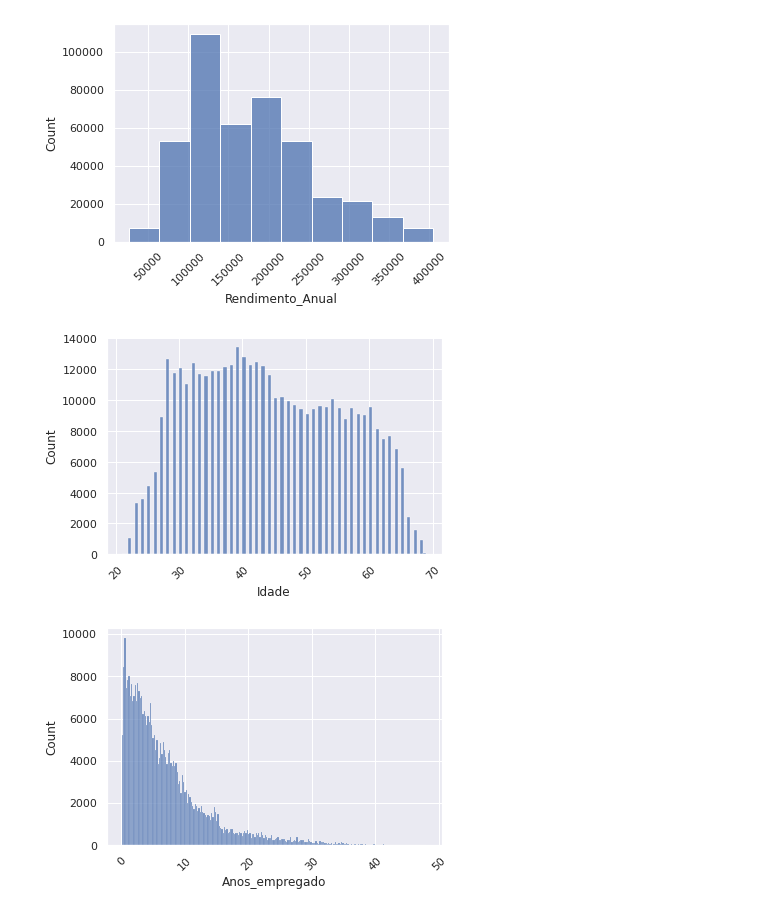
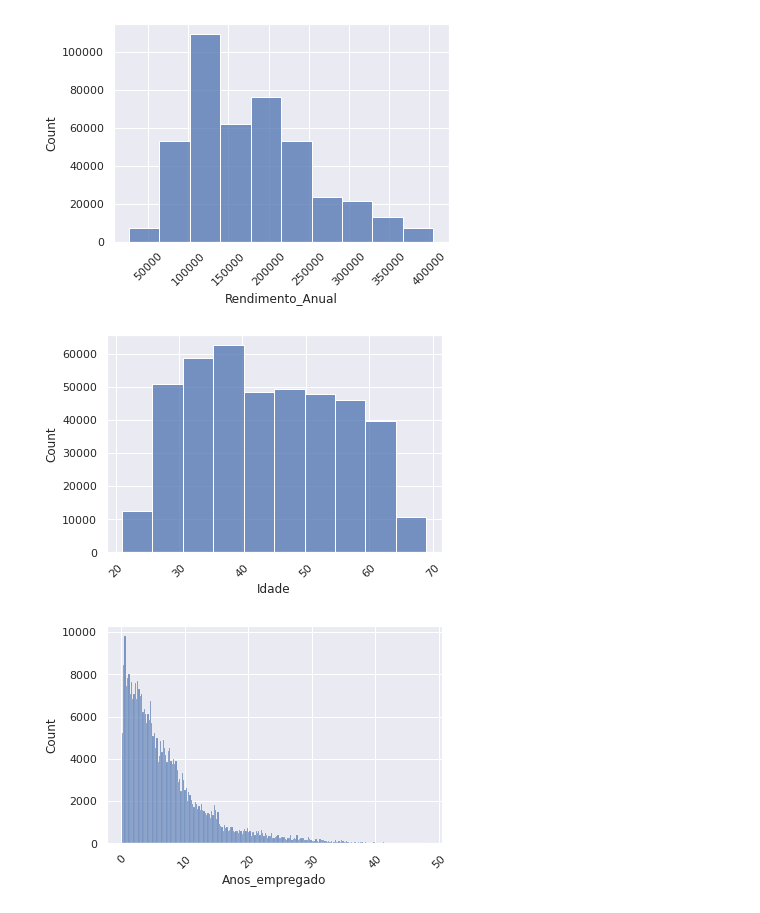
Before and after one commit to HenriqueCCdA/bootCampAluraDataScience, a Jupyter notebook: modulo6/aulas/boot_camp_modulo6_aulas.ipynb, the cells around one changed output. Saved outputs shown, nothing was run; the diff lists cells and outputs as text; code cells hidden in the pictures.

```diff
--- a/modulo6/aulas/boot_camp_modulo6_aulas.ipynb
+++ b/modulo6/aulas/boot_camp_modulo6_aulas.ipynb
@@ -224,11 +224,11 @@ plt.show()
 # %% [output]
 [figure]
 # %%
-sns.histplot(data=df_clientes_cadastrados_sem_outliers, x='Idade')
+sns.histplot(data=df_clientes_cadastrados_sem_outliers, x='Idade', bins=10)
 plt.xticks(rotation=45)
 plt.show()
 # %% [output]
-[figure, old version]
+[figure, new version]
 # %%
 sns.histplot(data=df_clientes_cadastrados_sem_outliers.query('Anos_empregado > 0'), x='Anos_empregado')
 plt.xticks(rotation=45)
```
Also changed, not shown: parts of 21 cells of this notebook.
